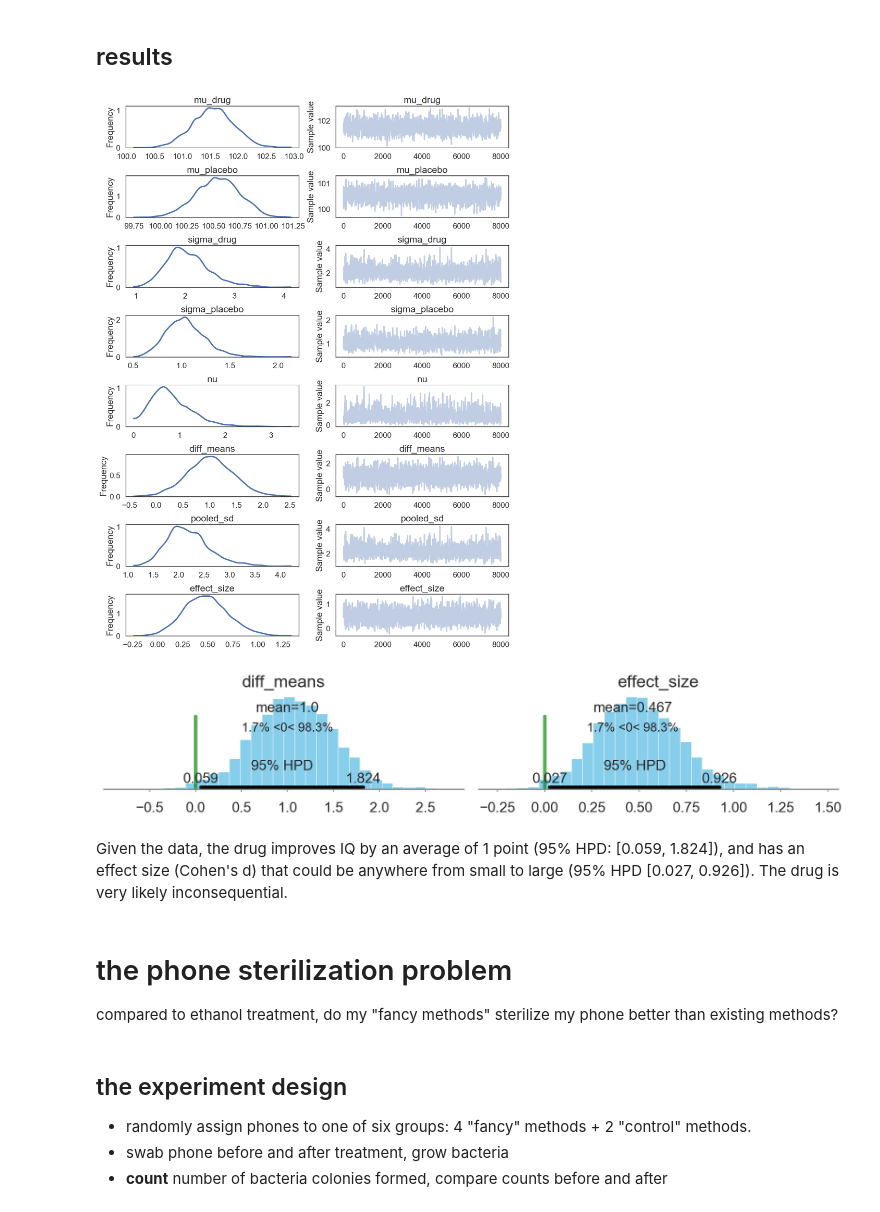
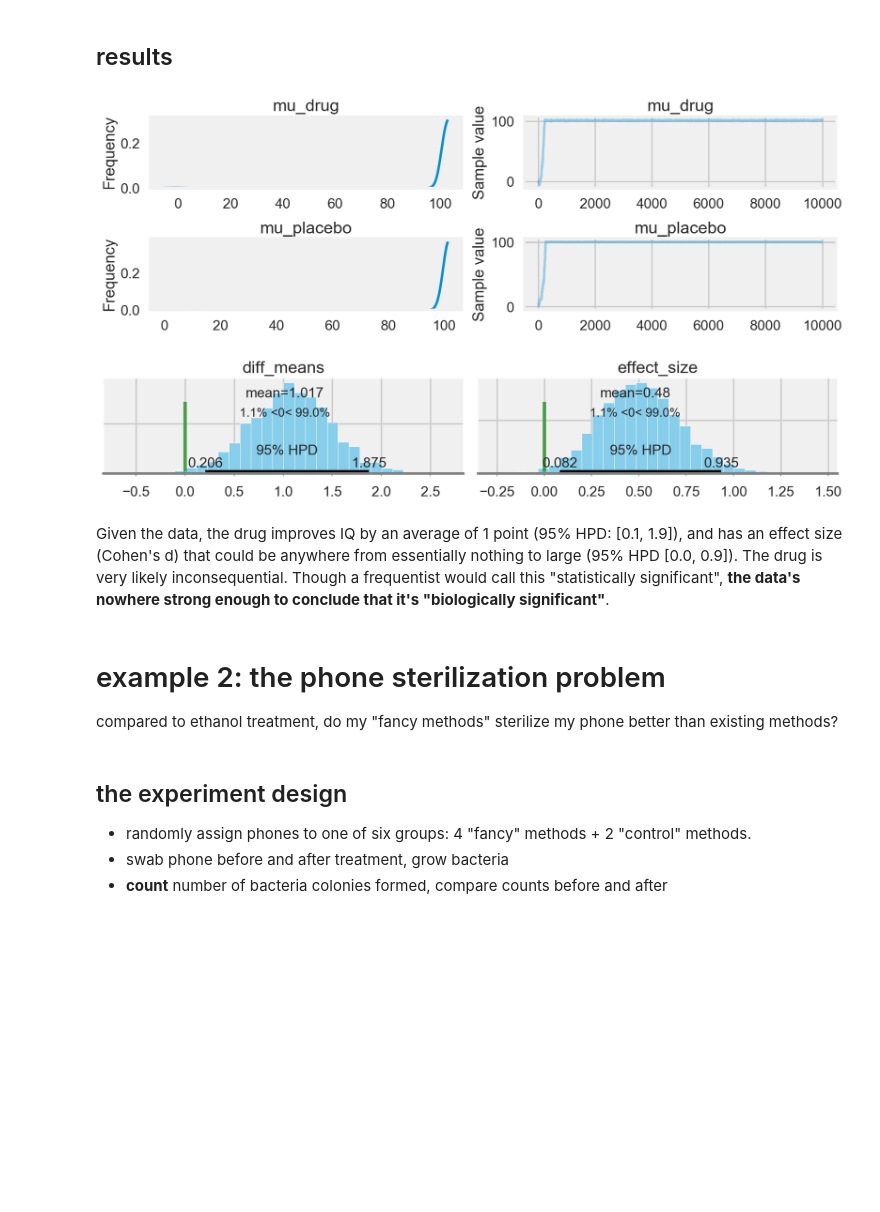
Before and after one commit to ericmjl/bayesian-stats-talk, a Jupyter notebook: slides.ipynb, the cells around one changed output. Drawn from its saved outputs; the diff is of its cells as text; code cells hidden in the pictures; blank space fills up the shorter version.

```diff
--- a/slides.ipynb
+++ b/slides.ipynb
@@ -4,8 +4,9 @@ import numpy.random as npr
 import matplotlib.pyplot as plt
 from collections import Counter
 import seaborn as sns
+plt.style.use('fivethirtyeight')
 sns.set_context('poster')
-sns.set_style('white')
+# sns.set_style('white')
 
 %config InlineBackend.figure_format = 'retina'
 %matplotlib inline
@@ -327,20 +322,20 @@ with kruschke_model:
 # %% [markdown]
 ## results
 # %%
-pm.traceplot(kruschke_trace[2000:])
+pm.traceplot(kruschke_trace, varnames=['mu_drug', 'mu_placebo'])
 plt.show()
 # %% [output]
-[figure, old version]
+[figure, new version]
 # %%
 pm.plot_posterior(kruschke_trace[2000:], varnames=['diff_means', 'effect_size'],
                   color='#87ceeb', ref_val=0)
 plt.show()
 # %% [output]
-[figure, old version]
+[figure, new version]
 # %% [markdown]
-Given the data, the drug improves IQ by an average of 1 point (95% HPD: [0.059, 1.824]), and has an effect size (Cohen's d) that could be anywhere from small to large (95% HPD [0.027, 0.926]). The drug is very likely inconsequential.
+Given the data, the drug improves IQ by an average of 1 point (95% HPD: [0.1, 1.9]), and has an effect size (Cohen's d) that could be anywhere from essentially nothing to large (95% HPD [0.0, 0.9]). The drug is very likely inconsequential. Though a frequentist would call this "statistically significant", **the data's nowhere strong enough to conclude that it's "biologically significant"**.
 # %% [markdown]
-# the phone sterilization problem
+# example 2: the phone sterilization problem
 
 compared to ethanol treatment, do my "fancy methods" sterilize my phone better than existing methods?
 # %% [markdown]
```
Also changed, not shown: parts of 14 cells of this notebook.
